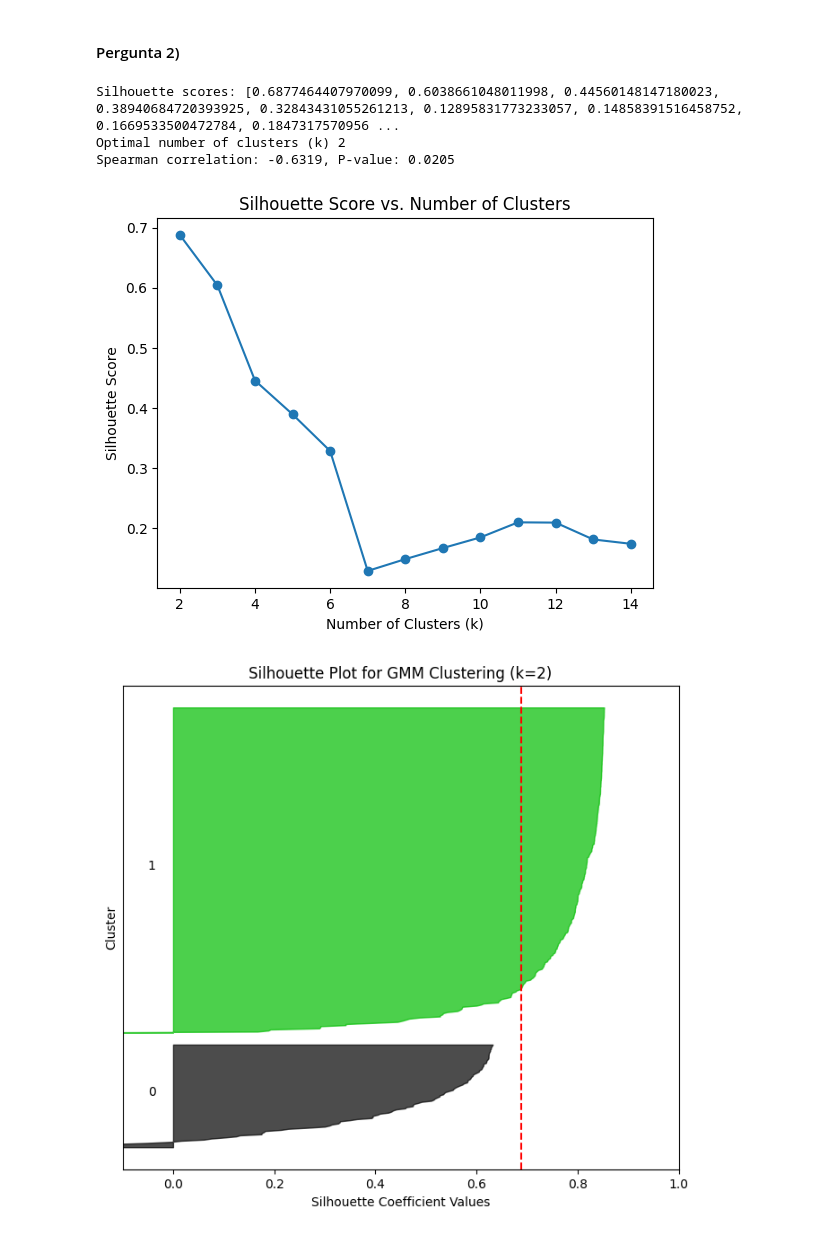
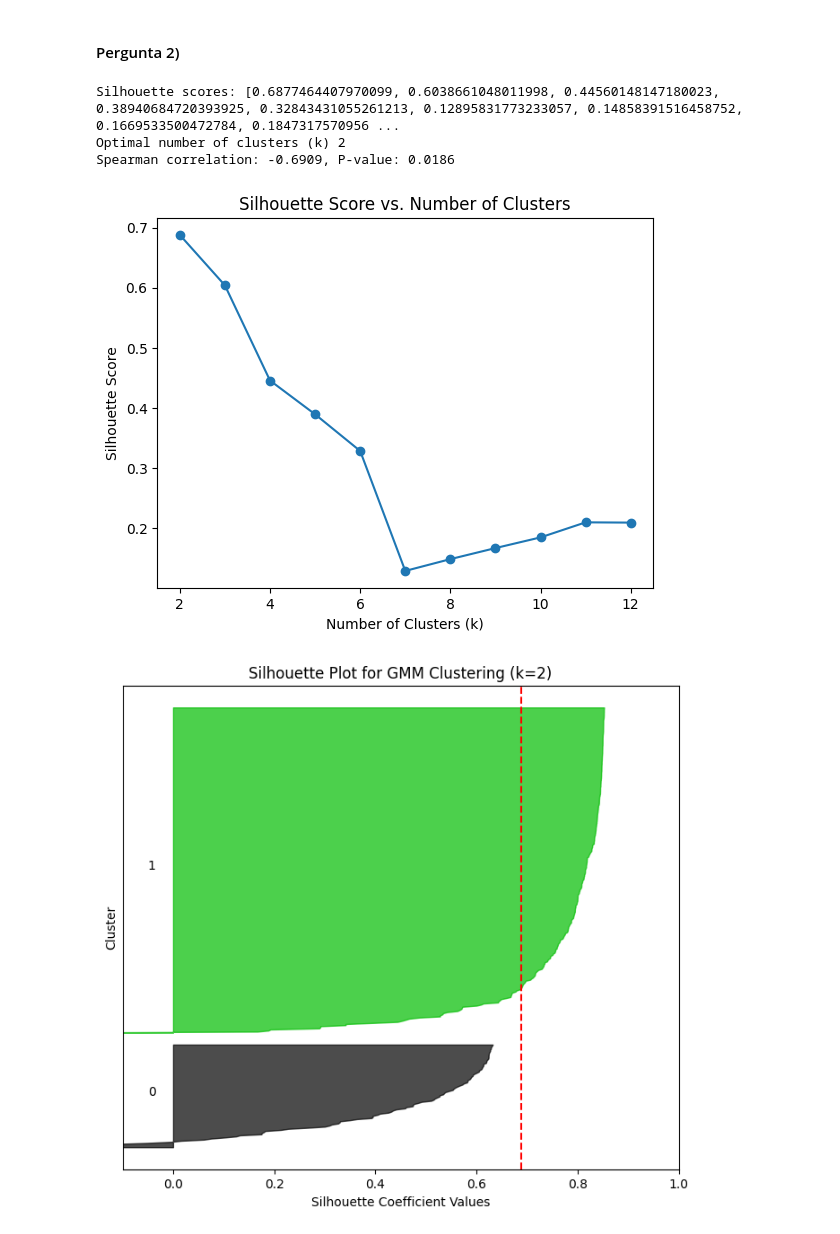
Before and after one commit to leocfig/Apren-24-25, a Jupyter notebook: Award/G041_notebook.ipynb, the cells around one changed output. Cells and saved outputs as stored; diff of their text form; code cells hidden in the pictures.

```diff
--- a/Award/G041_notebook.ipynb
+++ b/Award/G041_notebook.ipynb
@@ -71,7 +71,7 @@ import numpy as np
 from scipy.stats import spearmanr
 
 # Range of cluster numbers to evaluate
-k_values = range(2, 15)  # Start with 2 clusters, up to 10 clusters
+k_values = range(2, 13)  # Start with 2 clusters, up to 12 clusters
 silhouette_scores = []
 
 # Load dataset
@@ -85,35 +85,35 @@ X_train, X_test, y_train, y_test = train_test_split(X, y, test_size=0.3, random_
 # Perform EM clustering for different k
 for k in k_values:
     # Initialize and fit Gaussian Mixture Model
     gmm = GaussianMixture(n_components=k, init_params='random_from_data', n_init=1, random_state=42)
     gmm.fit(X_train)
 
     # Predict cluster labels
     cluster_labels = gmm.predict(X_train)
 
     # Evaluate Silhouette Score
     score = silhouette_score(X_train, cluster_labels)
     silhouette_scores.append(score)
 
 # Find the optimal k
 optimal_k = k_values[np.argmax(silhouette_scores)]
 
 print("Silhouette scores:", silhouette_scores)
 print("Optimal number of clusters (k)", optimal_k)
 
 spearman_corr, spearman_p_value = spearmanr(k_values, silhouette_scores)
 print(f"Spearman correlation: {spearman_corr:.4f}, P-value: {spearman_p_value:.4f}")
 
 plt.plot(k_values, silhouette_scores, marker='o')
 plt.xlabel('Number of Clusters (k)')
 plt.ylabel('Silhouette Score')
 plt.title('Silhouette Score vs. Number of Clusters')
 plt.show()
 # %% [output]
 Silhouette scores: [0.6877464407970099, 0.6038661048011998, 0.44560148147180023, 0.38940684720393925, 0.32843431055261213, 0.12895831773233057, 0.14858391516458752, 0.1669533500472784, 0.1847317570956 ...
 Optimal number of clusters (k) 2
-Spearman correlation: -0.6319, P-value: 0.0205
+Spearman correlation: -0.6909, P-value: 0.0186
-[figure, old version]
+[figure, new version]
 # %%
 from sklearn.mixture import GaussianMixture
 from sklearn.metrics import silhouette_samples
```
Also changed, not shown: parts of 3 cells of this notebook.
